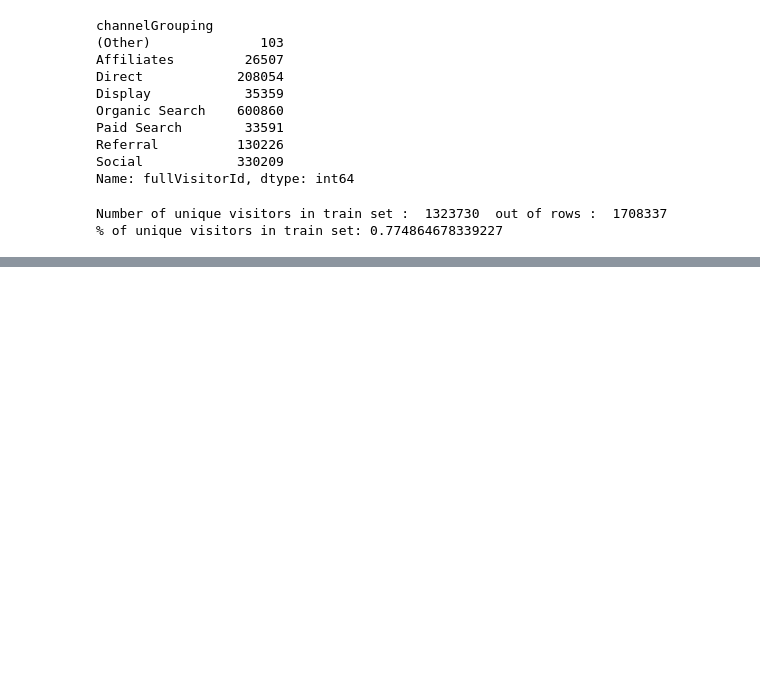
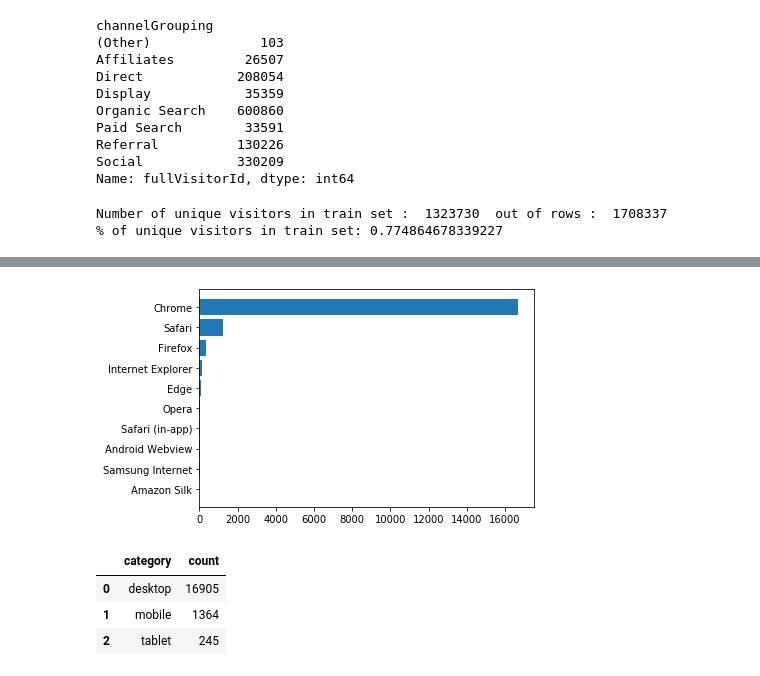
Before and after one commit to SachinSShinde/Springboard-DataScience, a Jupyter notebook: 01_GA_Customer_Rev_Prediction_data_cleaning.ipynb, the cells around one changed output, grey strips where cells are left out. Cells and saved outputs as stored; diff of their text form; code cells hidden in the pictures; blank space fills up the shorter version.

```diff
--- a/01_GA_Customer_Rev_Prediction_data_cleaning.ipynb
+++ b/01_GA_Customer_Rev_Prediction_data_cleaning.ipynb
@@ -119,0 +132,6 @@ Number of unique visitors in train set :  1323730  out of rows :  1708337
+# %%
+# Lets look at Device Browser Information
+train_device_cnt = df_train.groupby(['device.browser'])['totals.transactionRevenue'].count().sort_values(ascending=False).reset_index()
+# %%
+train_device_cnt.columns = ['browser', 'count']
+train_device_cnt.head()
@@ -119,0 +145,6 @@ Number of unique visitors in train set :  1323730  out of rows :  1708337
+# %%
+plt.barh(train_device_cnt['browser'].head(10)[::-1],train_device_cnt['count'].head(10)[::-1])
+plt.yticks(train_device_cnt['browser'].head(10),train_device_cnt['browser'].head(10))
+plt.show()
+# %% [output]
+[figure, added]
@@ -119,0 +156,7 @@ Number of unique visitors in train set :  1323730  out of rows :  1708337
+# %%
+train_device_cat_cnt.head(10)
+# %% [output]
+|  | category | count |
+| 0 | desktop | 16905 |
+| 1 | mobile | 1364 |
+| 2 | tablet | 245 |
```
Also changed, not shown: parts of 7 cells of this notebook.
